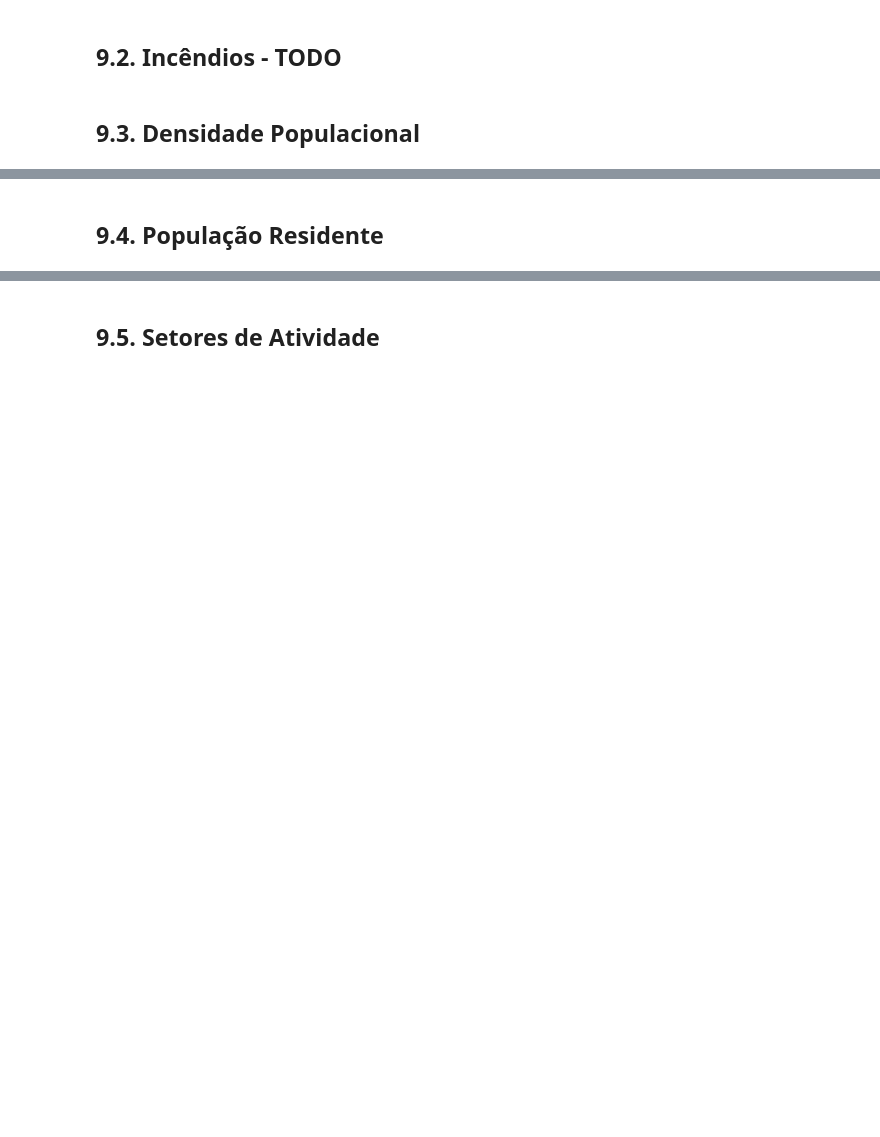
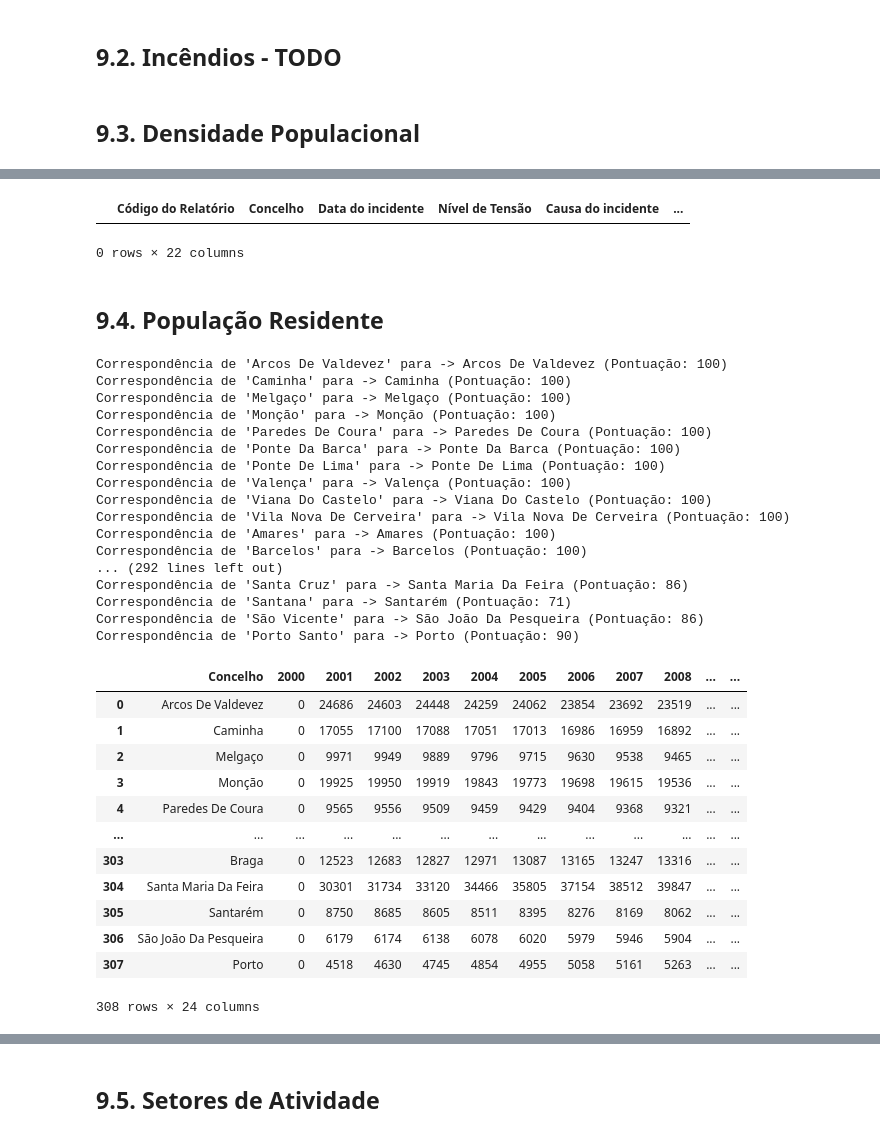
Before and after one commit to Vullkano/pfacd, a Jupyter notebook: rascunhos/freitas/4.JuntarDados.ipynb, the cells around one changed output, grey strips where cells are left out. Cells and saved outputs as stored; diff of their text form; code cells hidden in the pictures; blank space fills up the shorter version.

```diff
--- a/rascunhos/freitas/4.JuntarDados.ipynb
+++ b/rascunhos/freitas/4.JuntarDados.ipynb
@@ -546,5 +609,73 @@ See the caveats in the documentation: https://pandas.pydata.org/pandas-docs/stab
+# %%
+Quebras[Quebras["Densidade Populacional"].isna()]
+# %% [output]
+|  | Código do Relatório | Concelho | Data do incidente | Nível de Tensão | Causa do incidente | ... |
+0 rows × 22 columns
 # %% [markdown]
 ## 9.4. População Residente
+# %%
+# Lista de concelhos da base de dados 'Viver'
+concelhos_viver = Viver['Concelho'].unique()
+
+# Lista de concelhos da base de dados 'Quebras'
+concelhos_quebras = Quebras['Concelho'].unique()
+
+# Função para encontrar a correspondência fuzzy entre os concelhos
+def encontrar_correspondencia(concelho_viver, concelhos_quebras):
+    melhor_correspondencia, pontuacao = process.extractOne(concelho_viver, concelhos_quebras)
+    return melhor_correspondencia, pontuacao
+
+# Criar um dicionário de mapeamento de correspondências fuzzy
+mapeamento_correspondencias = {}
+
+# Iterar sobre os concelhos da base de dados 'Viver' e encontrar correspondências na base de dados 'Quebras'
+for concelho_viver in concelhos_viver:
+    # Encontrar a correspondência na base de dados 'Quebras'
+    correspondencia_atual, pontuacao = encontrar_correspondencia(concelho_viver, concelhos_quebras)
+
+    # Adicionar a correspondência ao dicionário de mapeamento
+    mapeamento_correspondencias[concelho_viver] = (correspondencia_atual, pontuacao)
+
+# Atualizar a base de dados 'Viver' com as correspondências encontradas
+for concelho_viver, (correspondencia_atual, pontuacao) in mapeamento_correspondencias.items():
+    Viver.loc[Viver['Concelho'] == concelho_viver, 'Concelho'] = correspondencia_atual
+
+    # Exibir a correspondência e a pontuação de similaridade
+    print(f"Correspondência de '{concelho_viver}' para -> {correspondencia_atual} (Pontuação: {pontuacao})")
+
+# Resultado final
+Viver
+# %% [output]
+Correspondência de 'Arcos De Valdevez' para -> Arcos De Valdevez (Pontuação: 100)
+Correspondência de 'Caminha' para -> Caminha (Pontuação: 100)
+Correspondência de 'Melgaço' para -> Melgaço (Pontuação: 100)
+Correspondência de 'Monção' para -> Monção (Pontuação: 100)
+Correspondência de 'Paredes De Coura' para -> Paredes De Coura (Pontuação: 100)
+Correspondência de 'Ponte Da Barca' para -> Ponte Da Barca (Pontuação: 100)
+Correspondência de 'Ponte De Lima' para -> Ponte De Lima (Pontuação: 100)
+Correspondência de 'Valença' para -> Valença (Pontuação: 100)
+Correspondência de 'Viana Do Castelo' para -> Viana Do Castelo (Pontuação: 100)
+Correspondência de 'Vila Nova De Cerveira' para -> Vila Nova De Cerveira (Pontuação: 100)
+Correspondência de 'Amares' para -> Amares (Pontuação: 100)
+Correspondência de 'Barcelos' para -> Barcelos (Pontuação: 100)
+... (292 lines left out)
+Correspondência de 'Santa Cruz' para -> Santa Maria Da Feira (Pontuação: 86)
+Correspondência de 'Santana' para -> Santarém (Pontuação: 71)
+Correspondência de 'São Vicente' para -> São João Da Pesqueira (Pontuação: 86)
+Correspondência de 'Porto Santo' para -> Porto (Pontuação: 90)
+|  | Concelho | 2000 | 2001 | 2002 | 2003 | 2004 | 2005 | 2006 | 2007 | 2008 | ... | ... |
+| 0 | Arcos De Valdevez | 0 | 24686 | 24603 | 24448 | 24259 | 24062 | 23854 | 23692 | 23519 | ... | ... |
+| 1 | Caminha | 0 | 17055 | 17100 | 17088 | 17051 | 17013 | 16986 | 16959 | 16892 | ... | ... |
+| 2 | Melgaço | 0 | 9971 | 9949 | 9889 | 9796 | 9715 | 9630 | 9538 | 9465 | ... | ... |
+| 3 | Monção | 0 | 19925 | 19950 | 19919 | 19843 | 19773 | 19698 | 19615 | 19536 | ... | ... |
+| 4 | Paredes De Coura | 0 | 9565 | 9556 | 9509 | 9459 | 9429 | 9404 | 9368 | 9321 | ... | ... |
+| ... | ... | ... | ... | ... | ... | ... | ... | ... | ... | ... | ... | ... |
+| 303 | Braga | 0 | 12523 | 12683 | 12827 | 12971 | 13087 | 13165 | 13247 | 13316 | ... | ... |
+| 304 | Santa Maria Da Feira | 0 | 30301 | 31734 | 33120 | 34466 | 35805 | 37154 | 38512 | 39847 | ... | ... |
+| 305 | Santarém | 0 | 8750 | 8685 | 8605 | 8511 | 8395 | 8276 | 8169 | 8062 | ... | ... |
+| 306 | São João Da Pesqueira | 0 | 6179 | 6174 | 6138 | 6078 | 6020 | 5979 | 5946 | 5904 | ... | ... |
+| 307 | Porto | 0 | 4518 | 4630 | 4745 | 4854 | 4955 | 5058 | 5161 | 5263 | ... | ... |
+308 rows × 24 columns
 # %%
 for index, row in Quebras.iterrows():
     # Obtendo o ano e o concelho da linha atual
```
Also changed, not shown: parts of 50 cells of this notebook, 1 other file.
